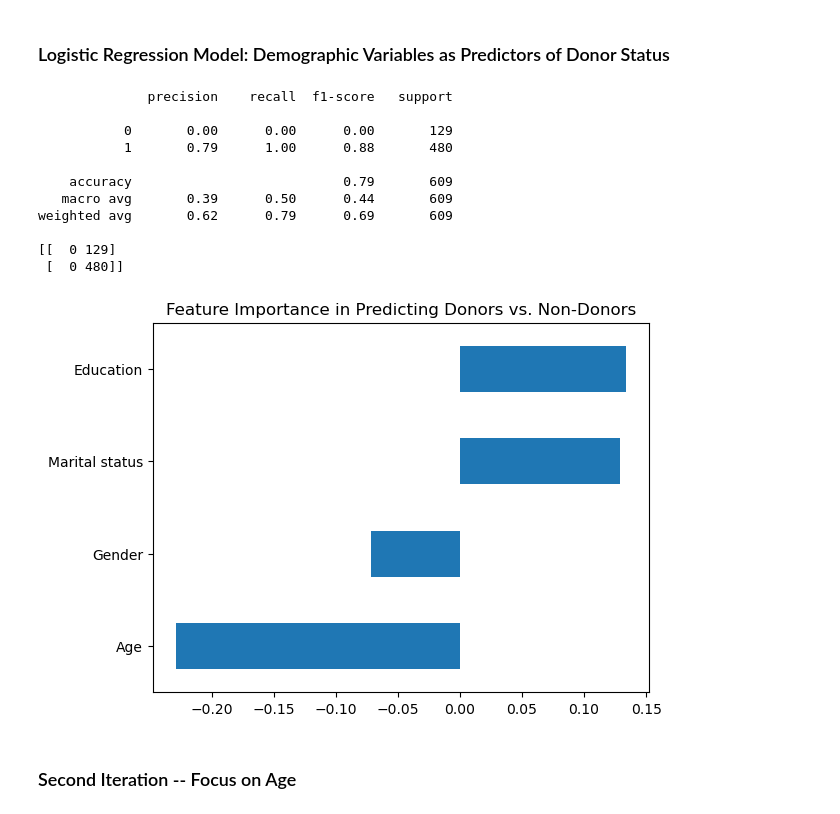
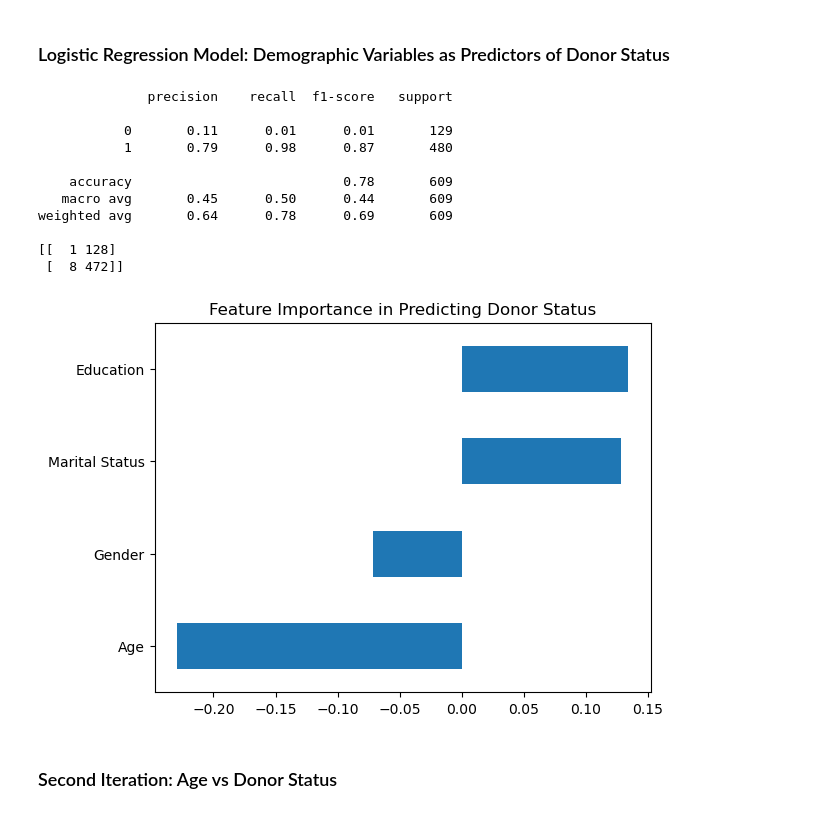
Before and after one commit to pandarik/Predict-Donor-Behavior, a Jupyter notebook: Caleb/DonorAttributes.ipynb, the cells around one changed output. Saved outputs shown, nothing was run; the diff lists cells and outputs as text; code cells hidden in the pictures.

Commit message:
Added updated and corrected models, fixed bugs

```diff
--- a/Caleb/DonorAttributes.ipynb
+++ b/Caleb/DonorAttributes.ipynb
@@ -80,7 +81,7 @@ Name: Age_FirstDonation, dtype: float64
 # Krishna's data preprocessing
 # %%
 # Data preprocessing
-data['Gender'] = LabelEncoder().fit_transform(data['Gender'])
-data['Marital status'] = LabelEncoder().fit_transform(data['Marital status'])
+#data['Gender'] = LabelEncoder().fit_transform(data['Gender'])
+#data['Marital status'] = LabelEncoder().fit_transform(data['Marital status'])
 data['Education'] = LabelEncoder().fit_transform(data['Education'])
 # %% [output]
@@ -114,0 +118,7 @@ See the caveats in the documentation: https://pandas.pydata.org/pandas-docs/stab
+# %%
+#Unnecessary, handled by pd.getdummies later
+'''
+data['Marital status'].unique()
+data['Marital status'] = data['Marital status'].replace({
+    'Single': 1, 'Married': 2, 'Divorced': 3, 'Widowed': 4, 'Unknown': 5, 'Engaged': 6, 'Separated': 7})
+'''
@@ -300,48 +301,53 @@ data.loc[data['Lifetime giving'] > 0, 'DonorYN'] = 1
 # Convert categorical variables to dummy variables
 #df = pd.get_dummies(data, columns=['Gender', 'Marital status'], drop_first=True)
 
+data['Gender2'] = LabelEncoder().fit_transform(data['Gender'])
+data['Marital status2'] = LabelEncoder().fit_transform(data['Marital status'])
+
 # Define features and target
-features = ['Age', 'Gender', 'Marital status', 'Education'] #+ [col for col in data.columns if col.startswith('Constituent type_')]
+features = ['Age', 'Gender2', 'Marital status2', 'Education']
 X = data[features]
 y = data['DonorYN']  # Using the Donor column as the target
 
 # Split the data into training and testing sets
 X_train, X_test, y_train, y_test = train_test_split(X, y, test_size=0.2, random_state=42)
 
 # Standardization
 scaler = StandardScaler()
 X_train = scaler.fit_transform(X_train)
 X_test = scaler.transform(X_test)
 
 # Logistic Regression Model
 model = LogisticRegression()
 model.fit(X_train, y_train)
 
 # Evaluation
-y_pred = model.predict(X_test)
+y_pred = model.predict_proba(X_test)[:,1]>.65
 print(classification_report(y_test, y_pred))
 print(confusion_matrix(y_test, y_pred))
 
 # Feature Importance
 importance = pd.Series(model.coef_[0], index=features)
-importance.plot(kind='barh')
-plt.title("Feature Importance in Predicting Donors vs. Non-Donors")
+fig = importance.plot(kind='barh')
+plt.title("Feature Importance in Predicting Donor Status")
+labels = ('Age','Gender','Marital Status','Education')
+fig.set_yticklabels(labels)
 plt.show()
 # %% [output]
               precision    recall  f1-score   support
 
-           0       0.00      0.00      0.00       129
-           1       0.79      1.00      0.88       480
+           0       0.11      0.01      0.01       129
+           1       0.79      0.98      0.87       480
 
-    accuracy                           0.79       609
-   macro avg       0.39      0.50      0.44       609
-weighted avg       0.62      0.79      0.69       609
+    accuracy                           0.78       609
+   macro avg       0.45      0.50      0.44       609
+weighted avg       0.64      0.78      0.69       609
 
-[[  0 129]
- [  0 480]]
+[[  1 128]
+ [  8 472]]
-[figure, old version]
+[figure, new version]
 # %% [markdown]
-### Second Iteration -- Focus on Age
+### Second Iteration: Age vs Donor Status
 # %%
 # Define features and target
 features = data['Age']
```
Also changed, not shown: parts of 29 cells of this notebook.
